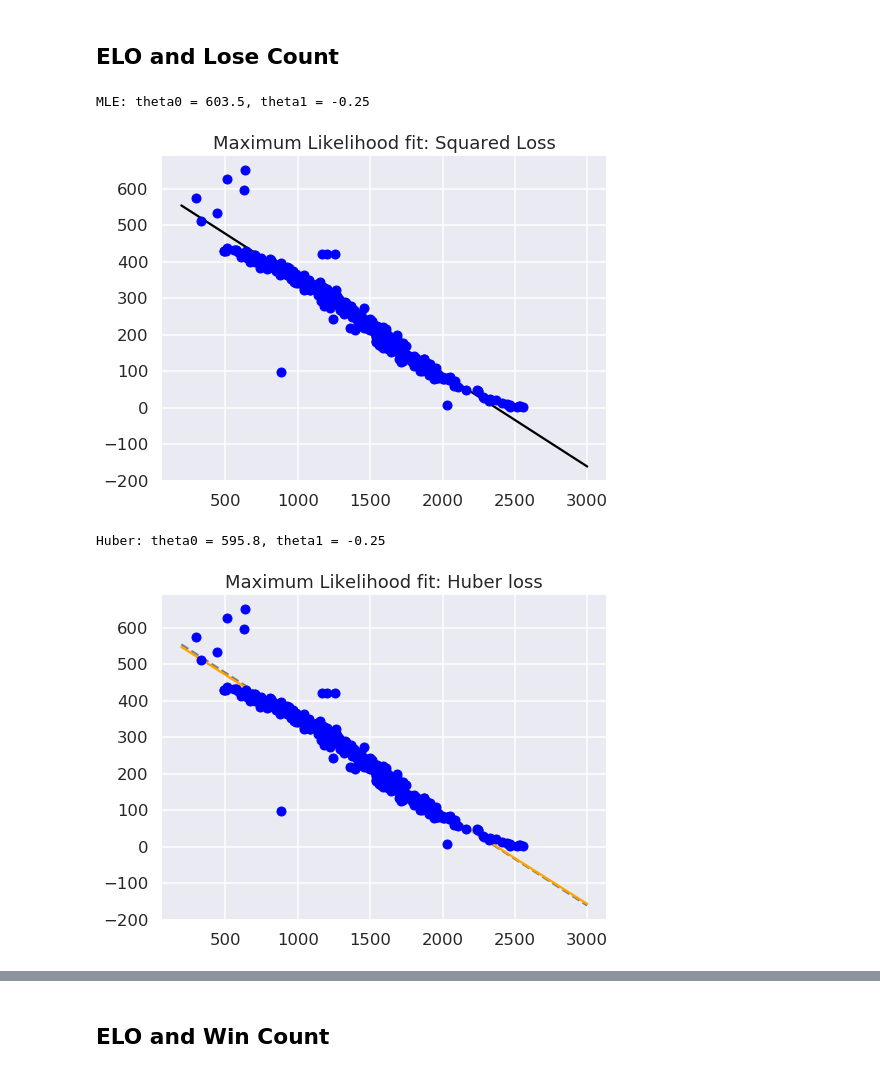
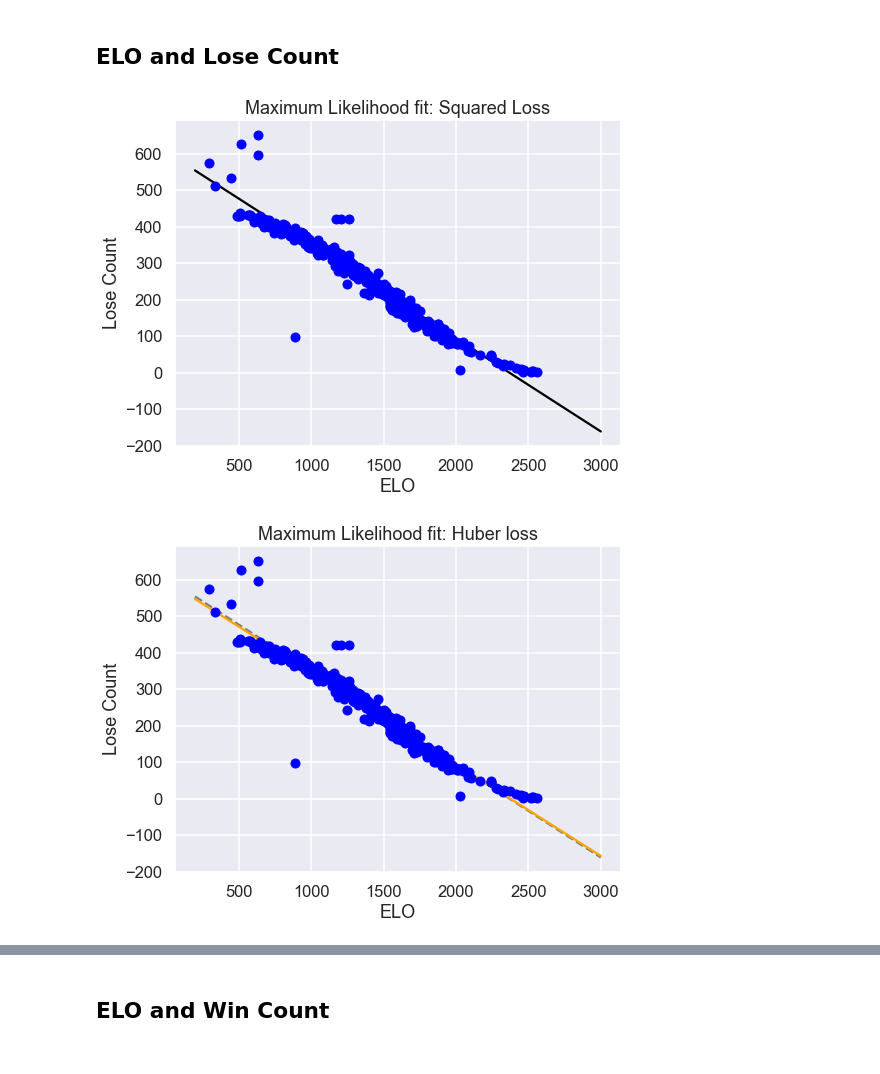
Before and after one commit to cthomps9/Bayes-Final-Project, a Jupyter notebook: Final Project/Cristopher_Thompson_FInal_Project_Pokemon.ipynb, the cells around one changed output, grey strips where cells are left out. Cells and saved outputs as stored; diff of their text form; code cells hidden in the pictures.

```diff
--- a/Final Project/Cristopher_Thompson_FInal_Project_Pokemon.ipynb
+++ b/Final Project/Cristopher_Thompson_FInal_Project_Pokemon.ipynb
@@ -129,33 +158,33 @@ Huber: theta0 = -2592.7, theta1 = 18.44
 # %%
 def residuals(theta, ELO=ELO, Lose_Count=Lose_Count, sigma0=sig0):
     delta_y = Lose_Count - theta[0] - theta[1] * ELO
     return delta_y / sigma0
 
 
 def log_posterior_gaussian(theta):
     if (all(theta > 0) and all(theta < 100)):
         return -0.5 * np.sum(residuals(theta)**2)
     else:
         return -np.inf  # recall log(0) = -inf
 
 def squared_loss(theta, ELO=ELO, Lose_Count=Lose_Count, sigma0=sig0):
     delta_y = Lose_Count - theta[0] - theta[1] * ELO
     return np.sum(0.5 * (delta_y / sigma0) ** 2)
 
 theta_MLE = optimize.fmin(squared_loss, [0, 0], disp=False)
-print(f"MLE: theta0 = {theta_MLE[0]:.1f}, theta1 = {theta_MLE[1]:.2f}")
 
 # Plot the MLE fit versus the data
 xfit = np.linspace(195, 3000)
 yfit = theta_MLE[0] + theta_MLE[1] * xfit
 
 fig, ax = plt.subplots(1, 1, figsize=(8,6))
 ax.errorbar(ELO, Lose_Count, sig0, fmt='o', color='blue')
 ax.plot(xfit, yfit, color='black')
+ax.set_xlabel('ELO')
+ax.set_ylabel("Lose Count")
 ax.set_title('Maximum Likelihood fit: Squared Loss');
 # %% [output]
-MLE: theta0 = 603.5, theta1 = -0.25
-[figure, old version]
+[figure, new version]
 # %%
 t = np.linspace(-20, 20)
 
@@ -167,14 +196,14 @@ def total_huber_loss(theta, ELO=ELO, Lose_Count=Lose_Count, sigma0=sig0, c=1):
     return huber_loss((Lose_Count - theta[0] - theta[1] * ELO) / sigma0, c).sum()
 
 theta2 = optimize.fmin(total_huber_loss, [0, 0], disp=False)
-print(f"Huber: theta0 = {theta2[0]:.1f}, theta1 = {theta2[1]:.2f}")
 
 fig = plt.figure(figsize=(8,6))
 ax = fig.add_subplot(1,1,1)
 ax.errorbar(ELO, Lose_Count, sig0, fmt='o', color='blue')
 ax.plot(xfit, theta_MLE[0] + theta_MLE[1] * xfit, color='gray',ls='--')
 ax.plot(xfit, theta2[0] + theta2[1] * xfit, color='orange')
+ax.set_xlabel('ELO')
+ax.set_ylabel("Lose Count")
 ax.set_title('Maximum Likelihood fit: Huber loss');
 # %% [output]
-Huber: theta0 = 595.8, theta1 = -0.25
-[figure, old version]
+[figure, new version]
```
Also changed, not shown: parts of 30 cells of this notebook.
